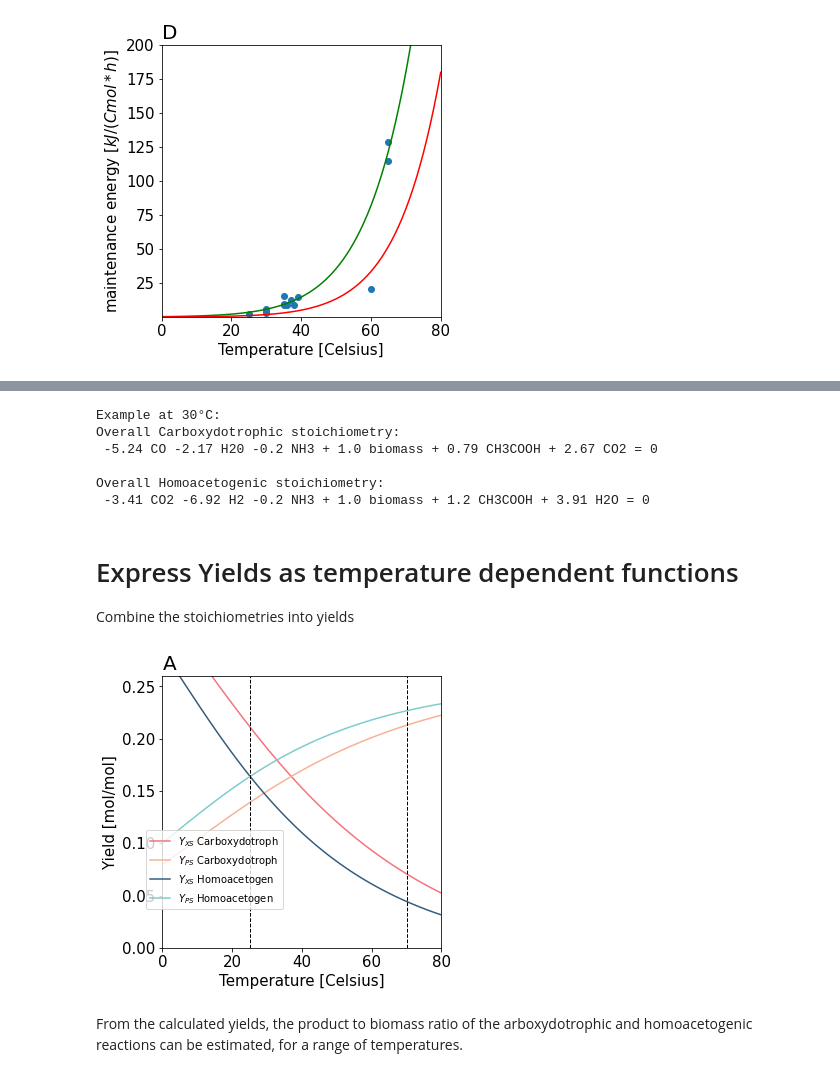
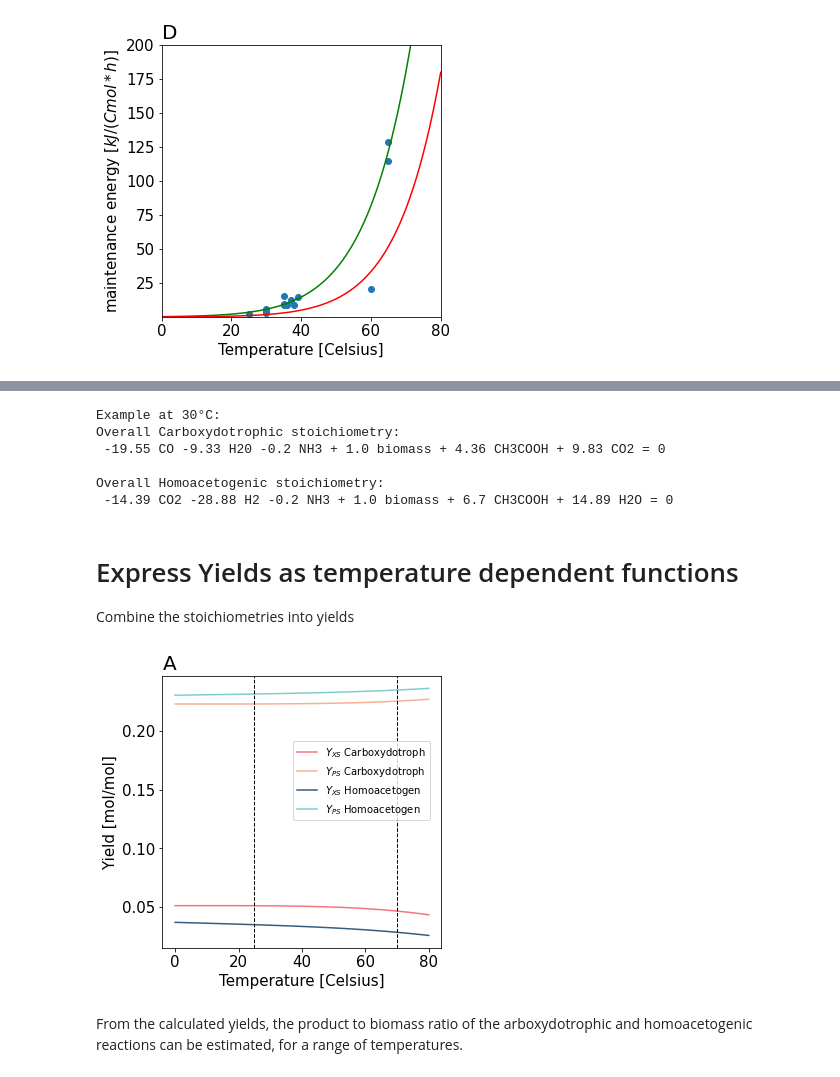
Before and after one commit to biosustain/CO2_fixation_models, a Jupyter notebook: Scripts/02_AcetogenYieldTempDependency.ipynb, the cells around one changed output, grey strips where cells are left out. Drawn from its saved outputs; the diff is of its cells as text; code cells hidden in the pictures.

```diff
--- a/Scripts/02_AcetogenYieldTempDependency.ipynb
+++ b/Scripts/02_AcetogenYieldTempDependency.ipynb
@@ -111,10 +111,10 @@ With the anabolic and catabolic reactions determined, the next step is to add th
 </div>
 # %%
 # Load the thermodynamic data of the compounds
-dfGR = pd.read_csv("../Data/EnthalpyGibbs.csv", encoding= 'unicode_escape', header=0, index_col="Compound", dtype = {"dfGR": float, "dfGR": float})["dfGR"]
-dfHR = pd.read_csv("../Data/EnthalpyGibbs.csv", encoding= 'unicode_escape', header=0, index_col="Compound", dtype = {"dfGR": float, "dfGR": float})["dfHR"]
+dfGR = pd.read_csv("../Data/EnthalpyGibbs.csv", index_col="Compound")["dfGR"]
+dfHR = pd.read_csv("../Data/EnthalpyGibbs.csv", index_col="Compound")["dfHR"]
 
-# Calculate the Gibbs free energy of reaction from the reaction stoichiometry and Gibbs free energy of formation (eq.24)
+# Calculate the Gibbs free energy of reaction from the reaction stoichiometry and Gibbs free energy of formation (eq.24), here as vector multiplication.
 DrGR_carb = np.nansum(S.CarbCata * dfGR)
 DrGR_hom = np.nansum(S.HomCata * dfGR)
 DrGR_carbM = np.nansum(S.CarbMetCata * dfGR)
@@ -290,23 +312,25 @@ Where:
 # %%
 def R_carb(C,T):
-    return S.CarbAna[C] - S.CarbCata[C]/S.CarbCata["CO"] * (m_NGAM(T)+m_GAM*µ(T))/(DrGT_carb(T)/S.CarbCata["CO"])
+    f_m = (m_NGAM(T)/µ(T)+m_GAM)*S.CarbAna["X"]/(-DrGT_carb(T)*S.CarbCata["Acetate"])#*S.CarbCata["Acetate"]/S.CarbCata["CO"])
+    return S.CarbAna[C] + S.CarbCata[C] * f_m
 
 def R_hom(C,T):
-    return S.HomAna[C] - S.HomCata[C]/S.HomCata["H2"] * (m_NGAM(T)+m_GAM*µ(T))/(DrGT_hom(T)/S.HomCata["H2"])
+    m = (m_NGAM(T)/µ(T)+m_GAM)*S.HomAna["X"]/(-DrGT_hom(T)*S.CarbCata["Acetate"])#*S.HomCata["Acetate"]/S.HomCata["H2"])
+    return S.HomAna[C] + S.HomCata[C] * f_m
 
 Tc1 = 30
 T1 = Celsius_Kelvin(Tc1)
 
 print(f"Example at {Tc1}°C:")
-print(f'Overall Carboxydotrophic stoichiometry: \n {round(r_carb("CO",T1),2)} CO {round(r_carb("Water",T1),2)} H20 {round(r_carb("NH3",T1),2)} NH3 + {round(r_carb("X",T1),2)} biomass + {round(r_carb("Acetate",T1),2)} CH3COOH + {round(r_carb("CO2",T1),2)} CO2 = 0 \n')
-print(f'Overall Homoacetogenic stoichiometry: \n {round(r_hom("CO2",T1),2)} CO2 {round(r_hom("H2",T1),2)} H2 {round(r_hom("NH3",T1),2)} NH3 + {round(r_hom("X",T1),2)} biomass + {round(r_hom("Acetate",T1),2)} CH3COOH + {round(r_hom("Water",T1),2)} H2O = 0 \n')
+print(f'Overall Carboxydotrophic stoichiometry: \n {round(R_carb("CO",T1),2)} CO {round(R_carb("Water",T1),2)} H20 {round(R_carb("NH3",T1),2)} NH3 + {round(R_carb("X",T1),2)} biomass + {round(R_carb("Acetate",T1),2)} CH3COOH + {round(R_carb("CO2",T1),2)} CO2 = 0 \n')
+print(f'Overall Homoacetogenic stoichiometry: \n {round(R_hom("CO2",T1),2)} CO2 {round(R_hom("H2",T1),2)} H2 {round(R_hom("NH3",T1),2)} NH3 + {round(R_hom("X",T1),2)} biomass + {round(R_hom("Acetate",T1),2)} CH3COOH + {round(R_hom("Water",T1),2)} H2O = 0 \n')
 # %% [output]
 Example at 30°C:
 Overall Carboxydotrophic stoichiometry:
- -5.24 CO -2.17 H20 -0.2 NH3 + 1.0 biomass + 0.79 CH3COOH + 2.67 CO2 = 0
+ -19.55 CO -9.33 H20 -0.2 NH3 + 1.0 biomass + 4.36 CH3COOH + 9.83 CO2 = 0
 
 Overall Homoacetogenic stoichiometry:
- -3.41 CO2 -6.92 H2 -0.2 NH3 + 1.0 biomass + 1.2 CH3COOH + 3.91 H2O = 0
+ -14.39 CO2 -28.88 H2 -0.2 NH3 + 1.0 biomass + 6.7 CH3COOH + 14.89 H2O = 0
 # %% [markdown]
 # Express Yields as temperature dependent functions
 
@@ -314,32 +338,32 @@ Combine the stoichiometries into yields
 # %%
 def Y_PS_carb(T):
     return -R_carb("Acetate",T)/R_carb("CO",T)
 def Y_PS_hom(T):
     return -R_hom("Acetate",T)/R_hom("H2",T)
 def Y_XS_carb(T):
     return -R_carb("X",T)/R_carb("CO",T)
 def Y_XS_hom(T):
     return -R_hom("X",T)/R_hom("H2",T)
 
 plt.figure(figsize=(5,5))
 plt.title("A", fontdict = {'fontsize': 20}, loc = "left")
 #plt.title(f"Yields of Acetogenesis on Electron donor")
-plt.axis([0, 80, 0, 0.26])
+#plt.axis([0, 80, 0, 0.26])
 plt.xlabel('Temperature [Celsius]', fontsize=15)
 plt.ylabel('Yield [mol/mol]', fontsize=15)
 plt.tick_params(axis='both', which='major', labelsize=15)
 plt.plot(Kelvin_Celsius(T), Y_XS_carb(T), color='#F67280')
 plt.plot(Kelvin_Celsius(T), Y_PS_carb(T), color='#F8B195')
 plt.plot(Kelvin_Celsius(T), Y_XS_hom(T), color='#355C7D')
 plt.plot(Kelvin_Celsius(T), Y_PS_hom(T), color='#7ECCCC')
 plt.axvline(x = 25, color = 'black', linestyle = '--', linewidth = 1)
 plt.axvline(x = 70, color = 'black', linestyle = '--', linewidth = 1)
 #plt.label(bbox_to_anchor = [0.5, 0.2])
 plt.legend([r'$Y_{XS}$ Carboxydotroph',r'$Y_{PS}$ Carboxydotroph',r'$Y_{XS}$ Homoacetogen',r'$Y_{PS}$ Homoacetogen'],bbox_to_anchor=(0.45, 0.45))
 
 plt.show()
 # %% [output]
-[figure, old version]
+[figure, new version]
 # %% [markdown]
 From the calculated yields, the product to biomass ratio of the arboxydotrophic and homoacetogenic reactions can be estimated, for a range of temperatures.
 # %%
```
Also changed, not shown: parts of 8 cells of this notebook, 1 other file.
